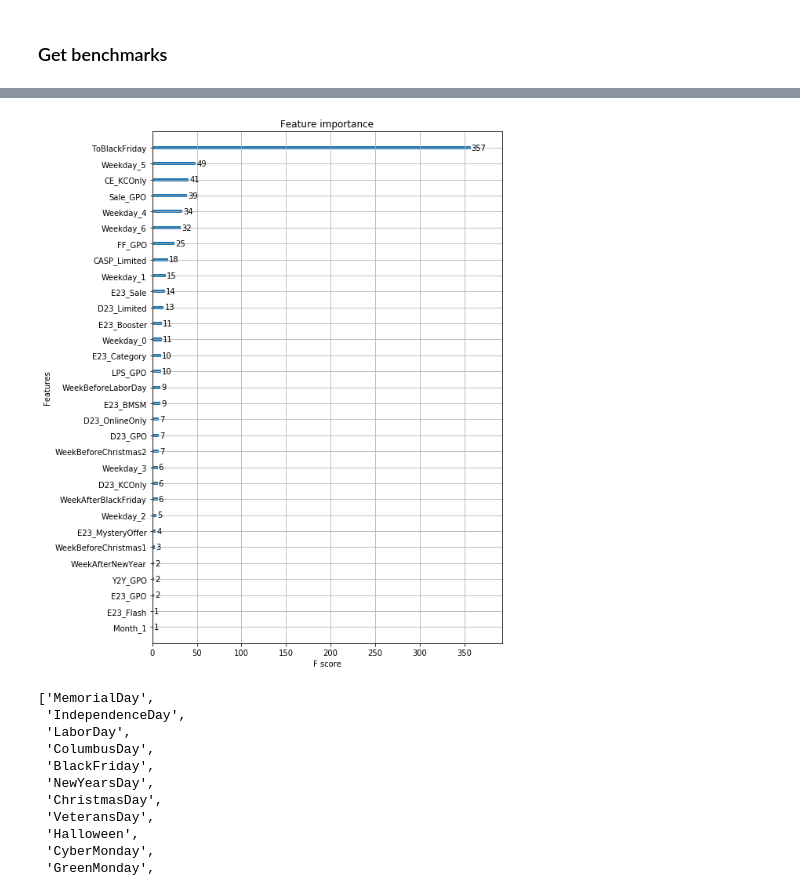
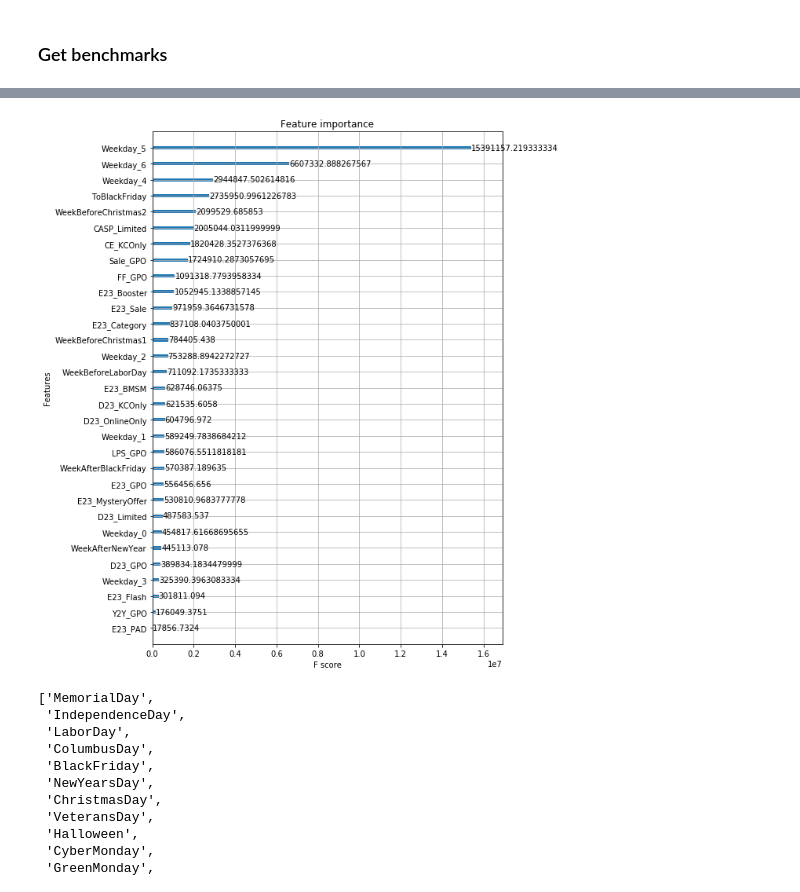
Before and after one commit to JustinNew/archive, a Jupyter notebook: projects/LaborOptimization/Traffic/traffic_nondiff_V1.0.ipynb, the cells around one changed output, grey strips where cells are left out. Drawn from its saved outputs; the diff is of its cells as text; code cells hidden in the pictures.

```diff
--- a/projects/LaborOptimization/Traffic/traffic_nondiff_V1.0.ipynb
+++ b/projects/LaborOptimization/Traffic/traffic_nondiff_V1.0.ipynb
@@ -538,10 +538,10 @@ print(grid.best_estimator_.feature_importances_)
 # %%
 fig = plt.figure(figsize=(8,12))
 ax = fig.add_subplot(111)
-plot_importance(grid.best_estimator_, ax=ax)
+plot_importance(grid.best_estimator_, ax=ax, importance_type='gain')
 plt.show()
 # %% [output]
-[figure, old version]
+[figure, new version]
 # %%
 if False:
     import plotly.plotly as py
```
Also changed, not shown: parts of 7 cells of this notebook, 1 other file.
